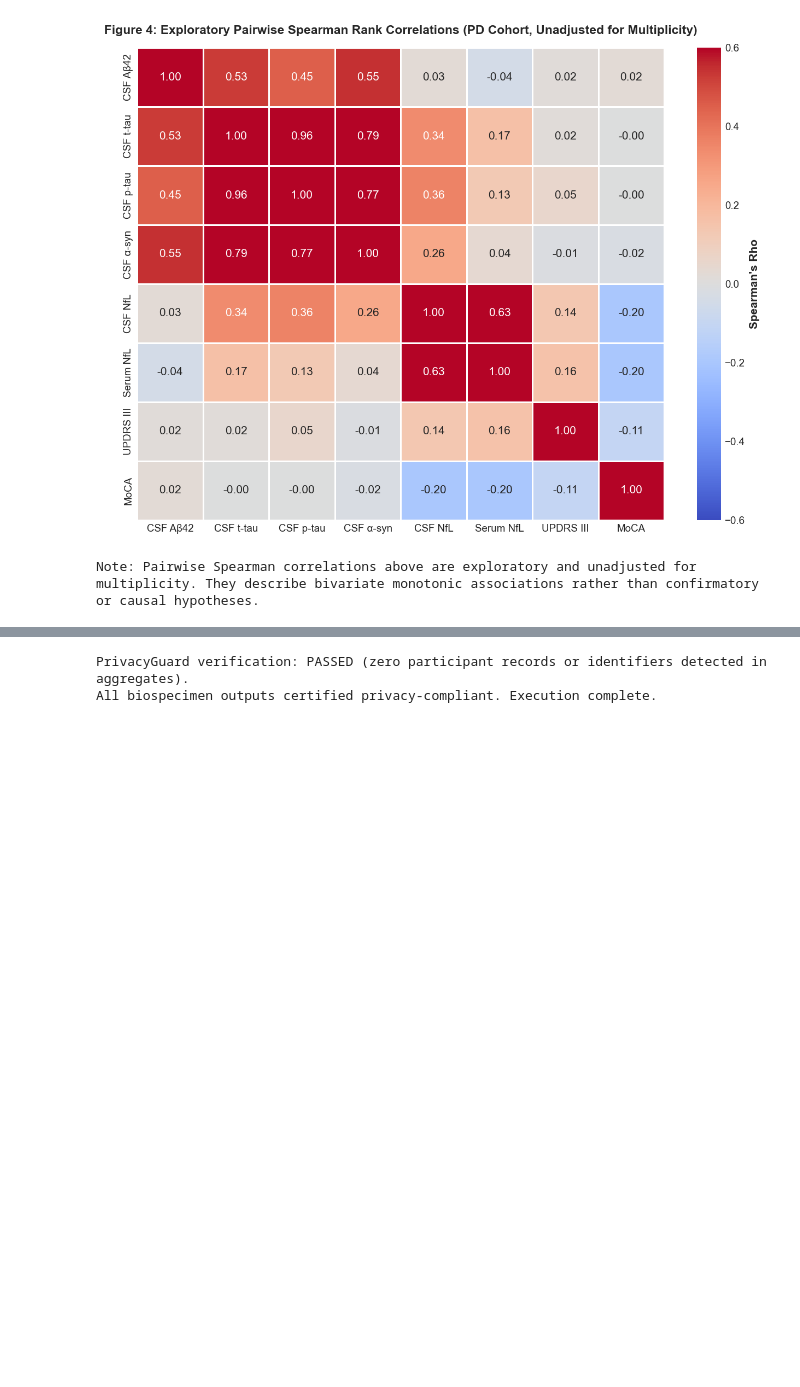
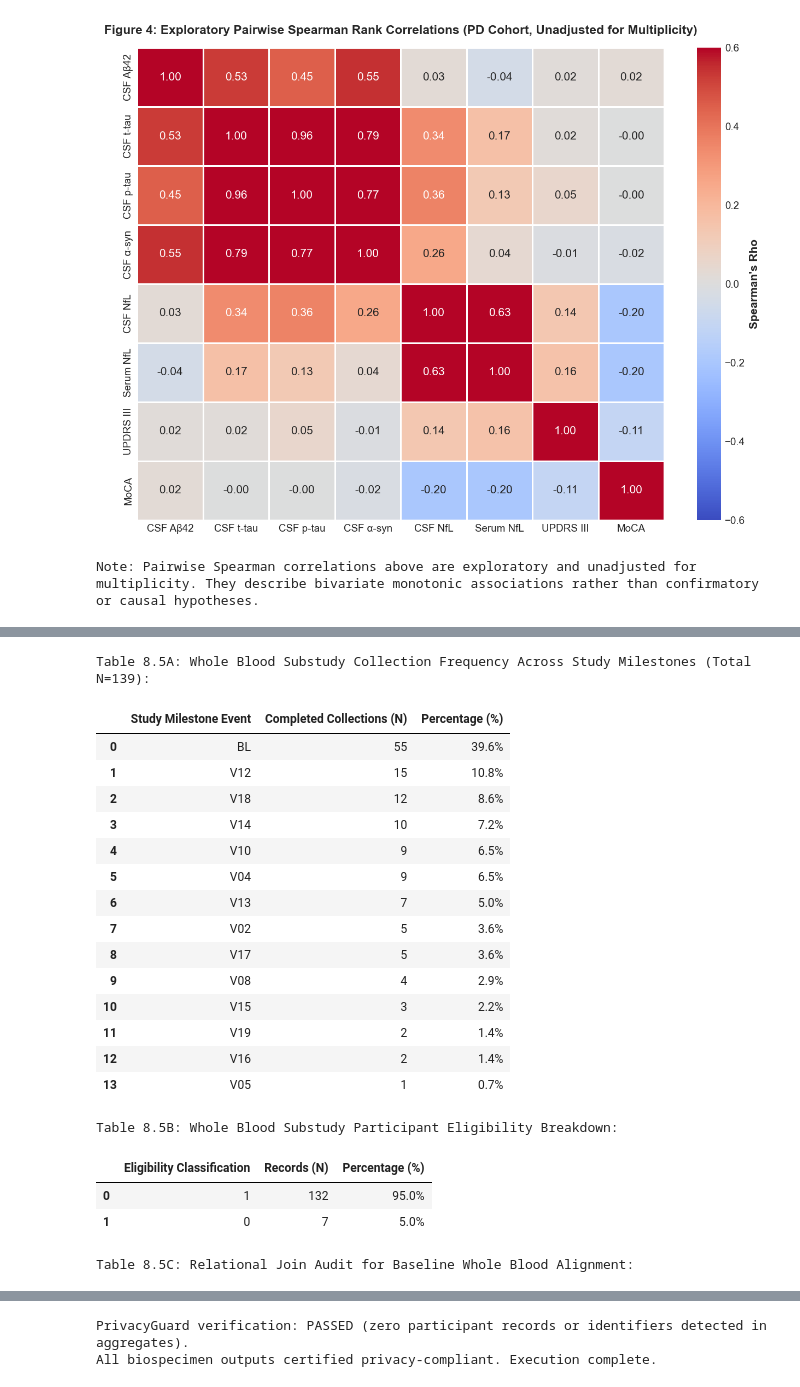
Before and after one commit to TalhaHassanUlHaq/ppmi-multimodal-eda-notebooks, a Jupyter notebook: eda_biospecimen.ipynb, the cells around one changed output, grey strips where cells are left out. Saved outputs shown, nothing was run; the diff lists cells and outputs as text; code cells hidden in the pictures; blank space fills up the shorter version.

```diff
--- a/eda_biospecimen.ipynb
+++ b/eda_biospecimen.ipynb
@@ -370,0 +538,61 @@ Based on the empirical biospecimen results:
+# %%
+# Section 8.5: Whole Blood Substudy Coverage Profiling & Join Audit
+df_whole_blood = pd.read_csv(repo_root / "biospecimen" / "Whole_Blood_Substudy_09Nov2026.csv", low_memory=False)
+
+# 1. Event / Visit Coverage Breakdown
+wb_events = df_whole_blood["EVENT_ID"].value_counts()
+wb_event_tbl = pd.DataFrame({
+    "Study Milestone Event": wb_events.index,
+    "Completed Collections (N)": [f"{x:,}" for x in wb_events.values],
+    "Percentage (%)": [f"{x / len(df_whole_blood) * 100:.1f}%" for x in wb_events.values]
+})
+print(f"Table 8.5A: Whole Blood Substudy Collection Frequency Across Study Milestones (Total N={len(df_whole_blood):,}):")
+display(wb_event_tbl)
+
+# 2. Eligibility Status Distribution
+if "ELIGIBILITY" in df_whole_blood.columns:
+    elig_counts = df_whole_blood["ELIGIBILITY"].value_counts(dropna=False)
+    elig_tbl = pd.DataFrame({
+        "Eligibility Classification": [str(k) for k in elig_counts.index],
+        "Records (N)": [f"{v:,}" for v in elig_counts.values],
+        "Percentage (%)": [f"{v / len(df_whole_blood) * 100:.1f}%" for v in elig_counts.values]
+    })
+    print("\nTable 8.5B: Whole Blood Substudy Participant Eligibility Breakdown:")
+    display(elig_tbl)
+
+# 3. Join Audit with Baseline Curated Cut
+wb_bl = df_whole_blood[df_whole_blood["EVENT_ID"] == "BL"][["PATNO", "INFODT"]].dropna(subset=["PATNO"]).drop_duplicates("PATNO")
+
+merged_wb, audit_wb = audit_and_merge(
+    df_bl[["PATNO", "COHORT_LABEL"]],
+    wb_bl,
+    on=["PATNO"],
+    expected_cardinality="1:1",
+    left_name="Baseline_Curated",
+    right_name="Whole_Blood_CRF"
+)
+
+print("\nTable 8.5C: Relational Join Audit for Baseline Whole Blood Alignment:")
+display(audit_wb)
+# %% [output]
+Table 8.5A: Whole Blood Substudy Collection Frequency Across Study Milestones (Total N=139):
+|  | Study Milestone Event | Completed Collections (N) | Percentage (%) |
+| 0 | BL | 55 | 39.6% |
+| 1 | V12 | 15 | 10.8% |
+| 2 | V18 | 12 | 8.6% |
+| 3 | V14 | 10 | 7.2% |
+| 4 | V10 | 9 | 6.5% |
+| 5 | V04 | 9 | 6.5% |
+| 6 | V13 | 7 | 5.0% |
+| 7 | V02 | 5 | 3.6% |
+| 8 | V17 | 5 | 3.6% |
+| 9 | V08 | 4 | 2.9% |
+| 10 | V15 | 3 | 2.2% |
+| 11 | V19 | 2 | 1.4% |
+| 12 | V16 | 2 | 1.4% |
+| 13 | V05 | 1 | 0.7% |
+Table 8.5B: Whole Blood Substudy Participant Eligibility Breakdown:
+|  | Eligibility Classification | Records (N) | Percentage (%) |
+| 0 | 1 | 132 | 95.0% |
+| 1 | 0 | 7 | 5.0% |
+Table 8.5C: Relational Join Audit for Baseline Whole Blood Alignment:
```
Also changed, not shown: parts of 16 cells of this notebook, 17 other files.
